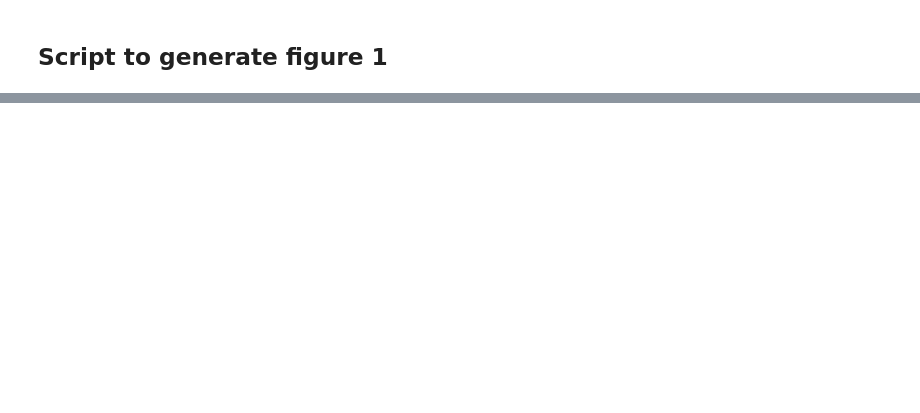
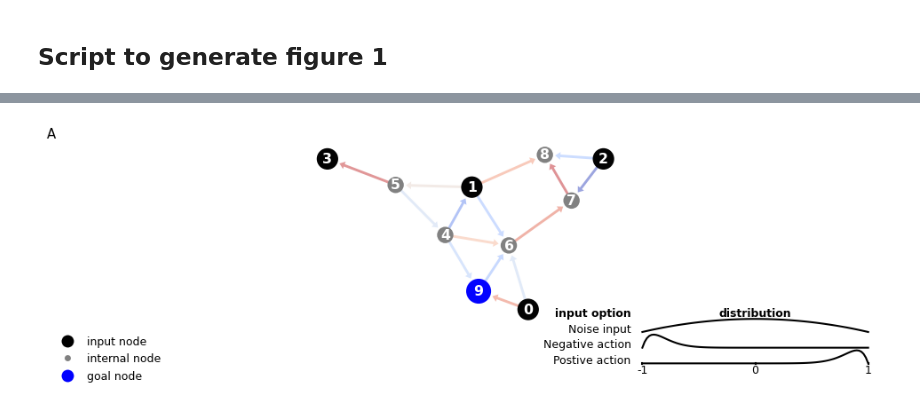
Before and after one commit to paulbanse/Proxy_General_Model, a Jupyter notebook: Clean_version/figures/figure1.ipynb, the cells around one changed output, grey strips where cells are left out. Cells and saved outputs as stored; diff of their text form; code cells hidden in the pictures; blank space fills up the shorter version.

```diff
--- a/Clean_version/figures/figure1.ipynb
+++ b/Clean_version/figures/figure1.ipynb
@@ -123,0 +143,93 @@ Note: you may need to restart the kernel to use updated packages.
+# %%
+
+def plot_graph_cool_esn_2(ESN, ax11, prop, show_numbers = False, proxy_node = None):
+    node_size = 5.0
+    G = module_graph.outputgraph(ESN.W)
+    cmap = 'coolwarm'
+    H = G.__class__()                     # keeps Graph vs DiGraph
+    H.add_nodes_from(G.nodes(data=True))   # copy node attrs
+    H.add_edges_from(
+        (u, v, {k: val for k, val in d.items() if k != "weight"})
+        for u, v, d in G.edges(data=True))
+    n = max(G.nodes())
+
+
+    fig_w, fig_h = ax11.figure.get_size_inches()
+    ax_w =  (fig_w) *2/3
+    ax_h =  (fig_h) *2/3
+    scale = (ax_w,ax_h)
+    print(scale, fig_w,fig_h)
+
+    np.random.seed(1)
+    pos = get_fruchterman_reingold_layout(list(H.edges()) , scale = scale)
+    z = 0
+    for k in range(n):
+        if k not in pos.keys():
+            pos[k] = np.array([0, z*6])
+            z += 1
+    print(pos)
+    pos2 = pos #{k: np.array([a[0], a[1] + 0.2 * fig_h]) for k, a in pos.items()}
+
+    edge_paths = get_curved_edge_paths(list(G.edges()), pos2, node_size=node_size)
+    for (a,b), path in edge_paths.items():
+        if a< b and (b,a) in edge_paths:
+           edge_paths[(b,a)] = path[::-1]
+    colors = { node:  'b'*(node == n)+  'gray'*(ESN.number_of_action_nodes<=node and node<n) + 'k'*(node <ESN.number_of_action_nodes )   for node in G.nodes() }
+    sizess = { node:  17*(node == n)+  12*(ESN.number_of_action_nodes<=node and node<n) + 15*(node <ESN.number_of_action_nodes )   for node in G.nodes() }
+    if proxy_node :
+        colors[proxy_node] = 'r'
+        sizess[proxy_node] = 17
+    labs = {node: str(node) for node in G.nodes() if show_numbers}
+    plotGraph(G, ax = ax11,
+              node_layout=pos2,
+              edge_layout=edge_paths,
+              node_size=sizess,
+              edge_width=3.,
+              node_edge_width=5,
+              arrows=True,
+              directed=True,
+              edge_cmap=cmap,
+              node_color=colors,
+              node_edge_color= "none",
+              node_labels=labs,
+              node_label_fontdict= {"color":'white', 'weight':'bold'},
+              node_label_offset=0,
+              node_alpha=0.99 , scale = scale)
+
+    handles, labels = ax11.get_legend_handles_labels()
+    node = Line2D([0], [0], label='internal node', marker='.', markersize=10, markeredgecolor= 'none', markerfacecolor='gray', linestyle='')
+    input = Line2D([0], [0], label='input node', marker='.', markersize=20, markeredgecolor= 'none', markerfacecolor='k', linestyle='')
+    goal = Line2D([0], [0], label='goal node', marker='.', markersize=20, markeredgecolor= 'none', markerfacecolor='b', linestyle='')
+    handles.extend([  input,node])
+
+    if  proxy_node :
+        proxy = Line2D([0], [0], label='proxy node', marker='.', markersize=20, markeredgecolor= 'none', markerfacecolor='r', linestyle='')
+        handles.extend([ proxy])
+    handles.extend([goal])
+    ax11.legend(handles=handles, ncol = 1, loc = (0,0),frameon = False)
+    ax11.set_title('A', y = 1, x = 0, pad = 0)
+    mult_for_space = 0.3
+    limy,limx = ax11.get_ylim() ,ax11.get_xlim()
+    spany, spanx = limy[1]- limy[0], limx[1]- limx[0]
+    print(spanx ,spany)
+
+    ax11.set_ylim(limy[0] - mult_for_space*(spany),limy[1])
+    miss_x = (spany*(1+mult_for_space))*ax_w/ax_h- spanx
+    print("miss_x",miss_x, )
+    ax11.set_xlim(-miss_x/2 + limx[0],+miss_x/2 + limx[1] )
+
+
+    limy,limx = ax11.get_ylim() ,ax11.get_xlim()
+    spany, spanx = limy[1]- limy[0], limx[1]- limx[0]
+    print(spanx ,spany)
+
+    ax_histA = ax11.inset_axes([1-prop, 0.08, prop, mult_for_space-0.08])
+    ax_histA.tick_params(direction='in')
+    plot_beta_distributions(ax_histA)
+
+
+fig = plt.figure(layout = "constrained", figsize =(10,3))
+gs00 = gridspec.GridSpec(1, 1, figure=fig)
+ax1 = fig.add_subplot(gs00[:,0])
+plot_graph_cool_esn_2(esn, ax1,0.3, show_numbers=True)
+# %% [output]
@@ -123,0 +241 @@ Note: you may need to restart the kernel to use updated packages.
+[figure, added]
```
Also changed, not shown: parts of 14 cells of this notebook, 5 other files.
